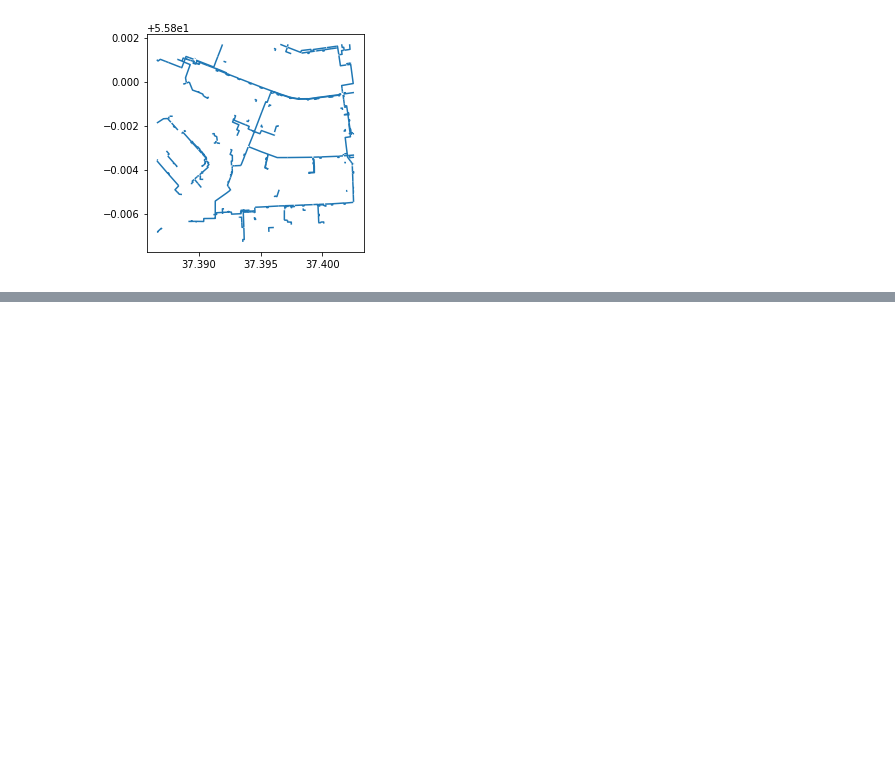
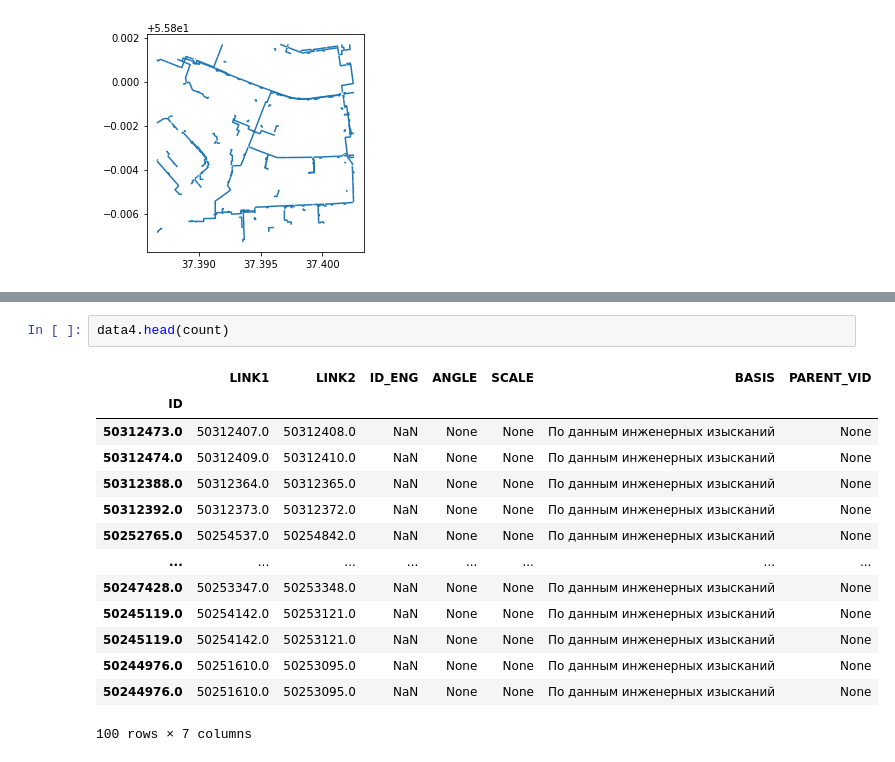
Before and after one commit to Sladge17/gpkg2obj, a Jupyter notebook: pynbook.ipynb, the cells around one changed output, grey strips where cells are left out. Cells and saved outputs as stored; diff of their text form; blank space fills up the shorter version.

```diff
--- a/pynbook.ipynb
+++ b/pynbook.ipynb
@@ -55,0 +101,17 @@ Index(['ID_OWNER', 'STATE', 'STATUS', 'DISPOS', 'MATERIAL', 'SECT_TYPE',
+# %%
+data4.head(count)
+# %% [output]
+|  | LINK1 | LINK2 | ID_ENG | ANGLE | SCALE | BASIS | PARENT_VID |
+| ID |  |  |  |  |  |  |  |
+| 50312473.0 | 50312407.0 | 50312408.0 | NaN | None | None | По данным инженерных изысканий | None |
+| 50312474.0 | 50312409.0 | 50312410.0 | NaN | None | None | По данным инженерных изысканий | None |
+| 50312388.0 | 50312364.0 | 50312365.0 | NaN | None | None | По данным инженерных изысканий | None |
+| 50312392.0 | 50312373.0 | 50312372.0 | NaN | None | None | По данным инженерных изысканий | None |
+| 50252765.0 | 50254537.0 | 50254842.0 | NaN | None | None | По данным инженерных изысканий | None |
+| ... | ... | ... | ... | ... | ... | ... | ... |
+| 50247428.0 | 50253347.0 | 50253348.0 | NaN | None | None | По данным инженерных изысканий | None |
+| 50245119.0 | 50254142.0 | 50253121.0 | NaN | None | None | По данным инженерных изысканий | None |
+| 50245119.0 | 50254142.0 | 50253121.0 | NaN | None | None | По данным инженерных изысканий | None |
+| 50244976.0 | 50251610.0 | 50253095.0 | NaN | None | None | По данным инженерных изысканий | None |
+| 50244976.0 | 50251610.0 | 50253095.0 | NaN | None | None | По данным инженерных изысканий | None |
+100 rows × 7 columns
```
Also changed, not shown: parts of 13 cells of this notebook.
